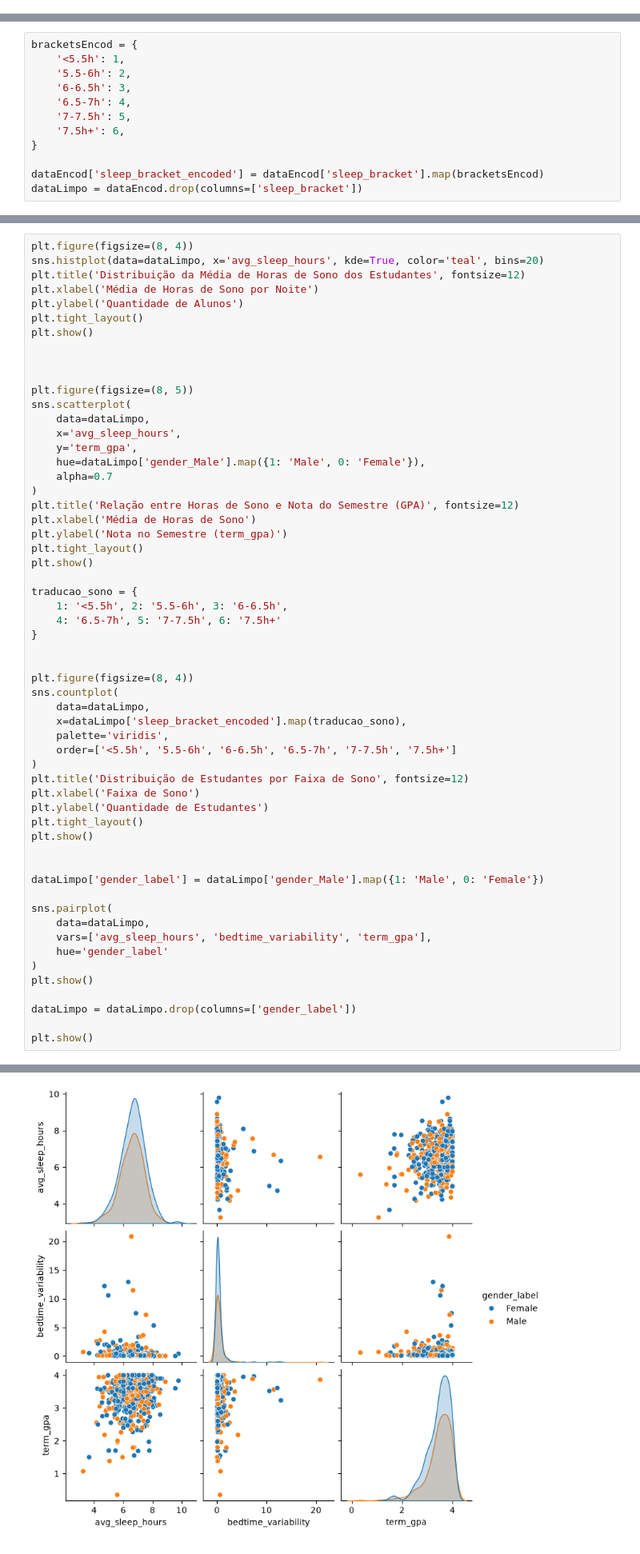
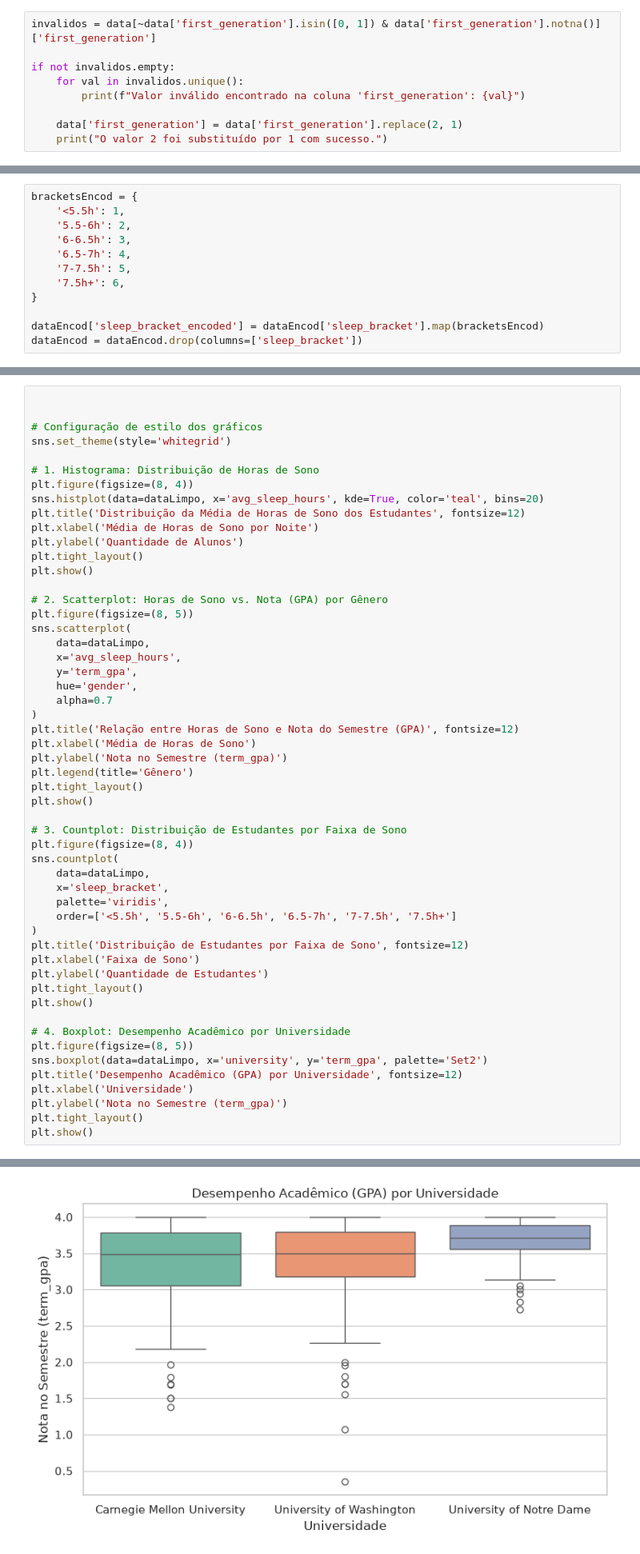
Before and after one commit to HendsMede1r0s/AnaliseDeDados, a Jupyter notebook: AnaliseDeDados/AnaliseDeDados.ipynb, the cells around one changed output, grey strips where cells are left out. Shown at 80% size. Drawn from its saved outputs; the diff is of its cells as text.

```diff
--- a/AnaliseDeDados/AnaliseDeDados.ipynb
+++ b/AnaliseDeDados/AnaliseDeDados.ipynb
@@ -105,3 +105,12 @@ display(data.describe(include='number'))
 | 50% | 358.500000 | 3.000000 | 0.000000 | 0.000000 | 400.350000 | 6.675000 | ... |
 | 75% | 592.750000 | 4.000000 | 0.000000 | 0.000000 | 430.100000 | 7.170000 | ... |
 | max | 99978.000000 | 5.000000 | 2.000000 | 1.000000 | 587.700000 | 9.790000 | ... |
+# %%
+invalidos = data[~data['first_generation'].isin([0, 1]) & data['first_generation'].notna()]['first_generation']
+
+if not invalidos.empty:
+    for val in invalidos.unique():
+        print(f"Valor inválido encontrado na coluna 'first_generation': {val}")
+
+    data['first_generation'] = data['first_generation'].replace(2, 1)
+    print("O valor 2 foi substituído por 1 com sucesso.")
@@ -297,7 +309,7 @@ bracketsEncod = {
 }
 
 dataEncod['sleep_bracket_encoded'] = dataEncod['sleep_bracket'].map(bracketsEncod)
-dataLimpo = dataEncod.drop(columns=['sleep_bracket'])
+dataEncod = dataEncod.drop(columns=['sleep_bracket'])
 # %%
 
 dataEncod = pd.get_dummies(dataEncod, columns=['gender', 'university'], drop_first=True, dtype=int)
@@ -355,4 +370,10 @@ plt.show()
 # %%
+
+
+# Configuração de estilo dos gráficos
+sns.set_theme(style='whitegrid')
+
+# 1. Histograma: Distribuição de Horas de Sono
 plt.figure(figsize=(8, 4))
 sns.histplot(data=dataLimpo, x='avg_sleep_hours', kde=True, color='teal', bins=20)
 plt.title('Distribuição da Média de Horas de Sono dos Estudantes', fontsize=12)
@@ -361,32 +382,27 @@ plt.ylabel('Quantidade de Alunos')
 plt.tight_layout()
 plt.show()
 
-
-
+# 2. Scatterplot: Horas de Sono vs. Nota (GPA) por Gênero
 plt.figure(figsize=(8, 5))
 sns.scatterplot(
     data=dataLimpo,
     x='avg_sleep_hours',
     y='term_gpa',
-    hue=dataLimpo['gender_Male'].map({1: 'Male', 0: 'Female'}),
+    hue='gender',
     alpha=0.7
 )
 plt.title('Relação entre Horas de Sono e Nota do Semestre (GPA)', fontsize=12)
 plt.xlabel('Média de Horas de Sono')
 plt.ylabel('Nota no Semestre (term_gpa)')
+plt.legend(title='Gênero')
 plt.tight_layout()
 plt.show()
 
-traducao_sono = {
-    1: '<5.5h', 2: '5.5-6h', 3: '6-6.5h',
-    4: '6.5-7h', 5: '7-7.5h', 6: '7.5h+'
-}
-
-
+# 3. Countplot: Distribuição de Estudantes por Faixa de Sono
 plt.figure(figsize=(8, 4))
 sns.countplot(
     data=dataLimpo,
-    x=dataLimpo['sleep_bracket_encoded'].map(traducao_sono),
+    x='sleep_bracket',
     palette='viridis',
     order=['<5.5h', '5.5-6h', '6-6.5h', '6.5-7h', '7-7.5h', '7.5h+']
 )
@@ -396,17 +412,12 @@ plt.ylabel('Quantidade de Estudantes')
 plt.tight_layout()
 plt.show()
 
-
-dataLimpo['gender_label'] = dataLimpo['gender_Male'].map({1: 'Male', 0: 'Female'})
-
-sns.pairplot(
-    data=dataLimpo,
-    vars=['avg_sleep_hours', 'bedtime_variability', 'term_gpa'],
-    hue='gender_label'
-)
+# 4. Boxplot: Desempenho Acadêmico por Universidade
+plt.figure(figsize=(8, 5))
+sns.boxplot(data=dataLimpo, x='university', y='term_gpa', palette='Set2')
+plt.title('Desempenho Acadêmico (GPA) por Universidade', fontsize=12)
+plt.xlabel('Universidade')
+plt.ylabel('Nota no Semestre (term_gpa)')
+plt.tight_layout()
 plt.show()
-
-dataLimpo = dataLimpo.drop(columns=['gender_label'])
-
-plt.show()
 # %% [output]
@@ -419 +433 @@ Passing `palette` without assigning `hue` is deprecated and will be removed in v
-[figure, old version]
+[figure, new version]
```
Also changed, not shown: parts of 4 cells of this notebook.
